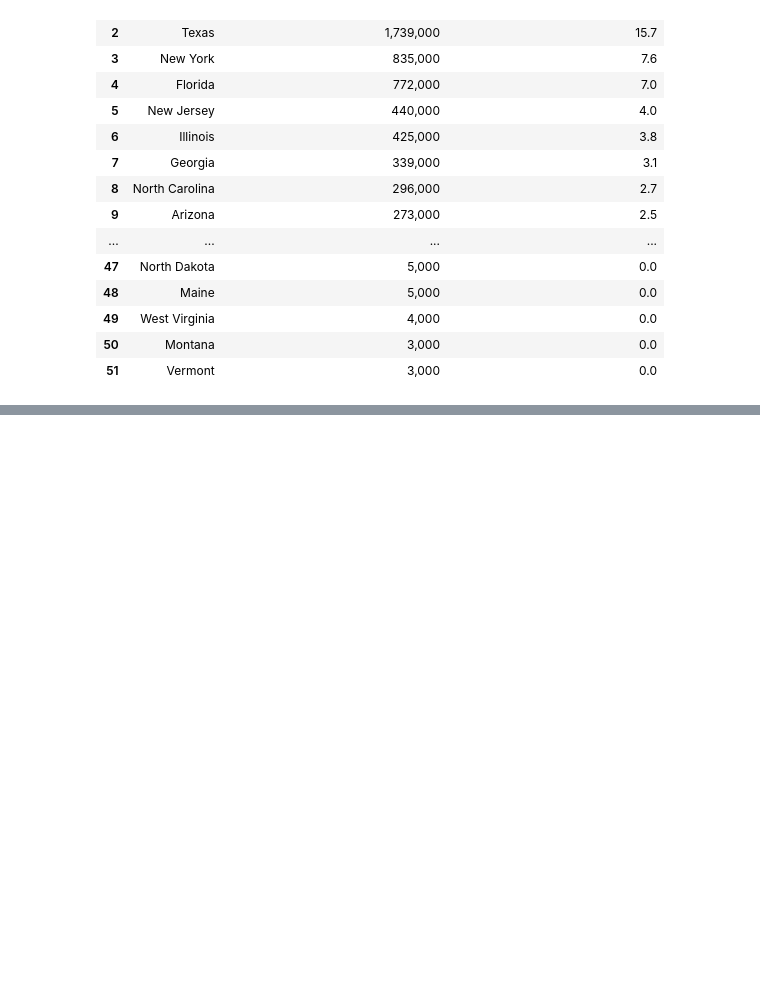
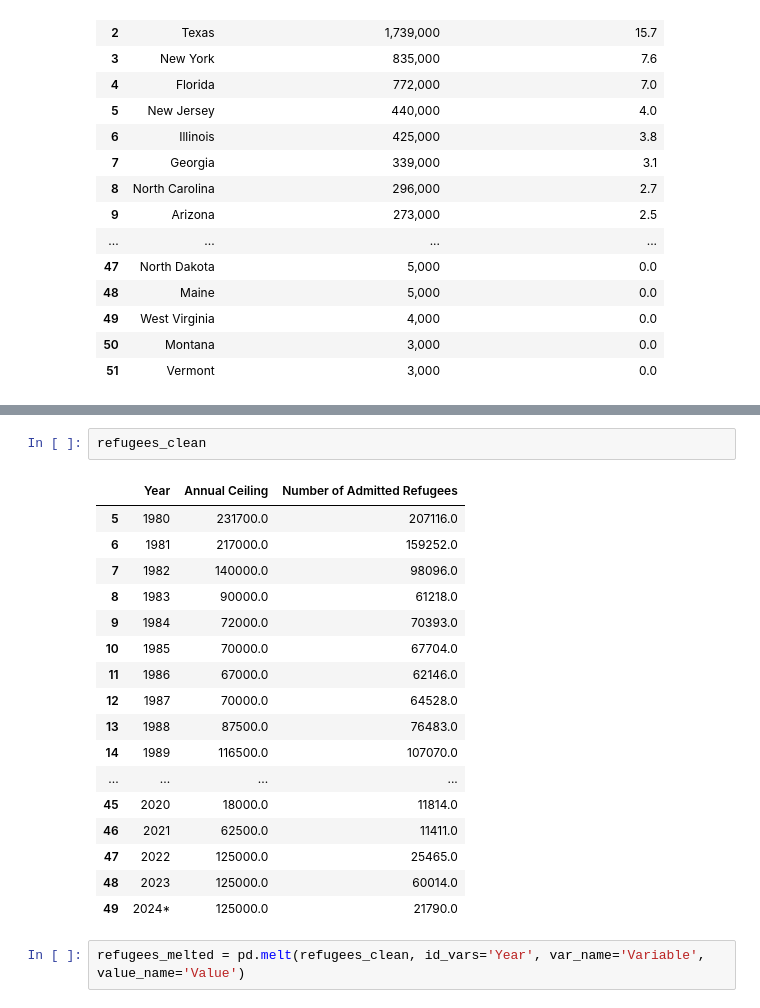
Before and after one commit to MaxB5282/Capstone, a Jupyter notebook: data/data exploration.ipynb, the cells around one changed output, grey strips where cells are left out. Drawn from its saved outputs; the diff is of its cells as text; blank space fills up the shorter version.

```diff
--- a/data/data exploration.ipynb
+++ b/data/data exploration.ipynb
@@ -186,0 +384,22 @@ unauthorized_estimates
+# %%
+refugees_clean
+# %% [output]
+|  | Year | Annual Ceiling | Number of Admitted Refugees |
+| 5 | 1980 | 231700.0 | 207116.0 |
+| 6 | 1981 | 217000.0 | 159252.0 |
+| 7 | 1982 | 140000.0 | 98096.0 |
+| 8 | 1983 | 90000.0 | 61218.0 |
+| 9 | 1984 | 72000.0 | 70393.0 |
+| 10 | 1985 | 70000.0 | 67704.0 |
+| 11 | 1986 | 67000.0 | 62146.0 |
+| 12 | 1987 | 70000.0 | 64528.0 |
+| 13 | 1988 | 87500.0 | 76483.0 |
+| 14 | 1989 | 116500.0 | 107070.0 |
+| ... | ... | ... | ... |
+| 45 | 2020 | 18000.0 | 11814.0 |
+| 46 | 2021 | 62500.0 | 11411.0 |
+| 47 | 2022 | 125000.0 | 25465.0 |
+| 48 | 2023 | 125000.0 | 60014.0 |
+| 49 | 2024* | 125000.0 | 21790.0 |
+# %%
+refugees_melted = pd.melt(refugees_clean, id_vars='Year', var_name='Variable', value_name='Value')
```
Also changed, not shown: parts of 20 cells of this notebook.
